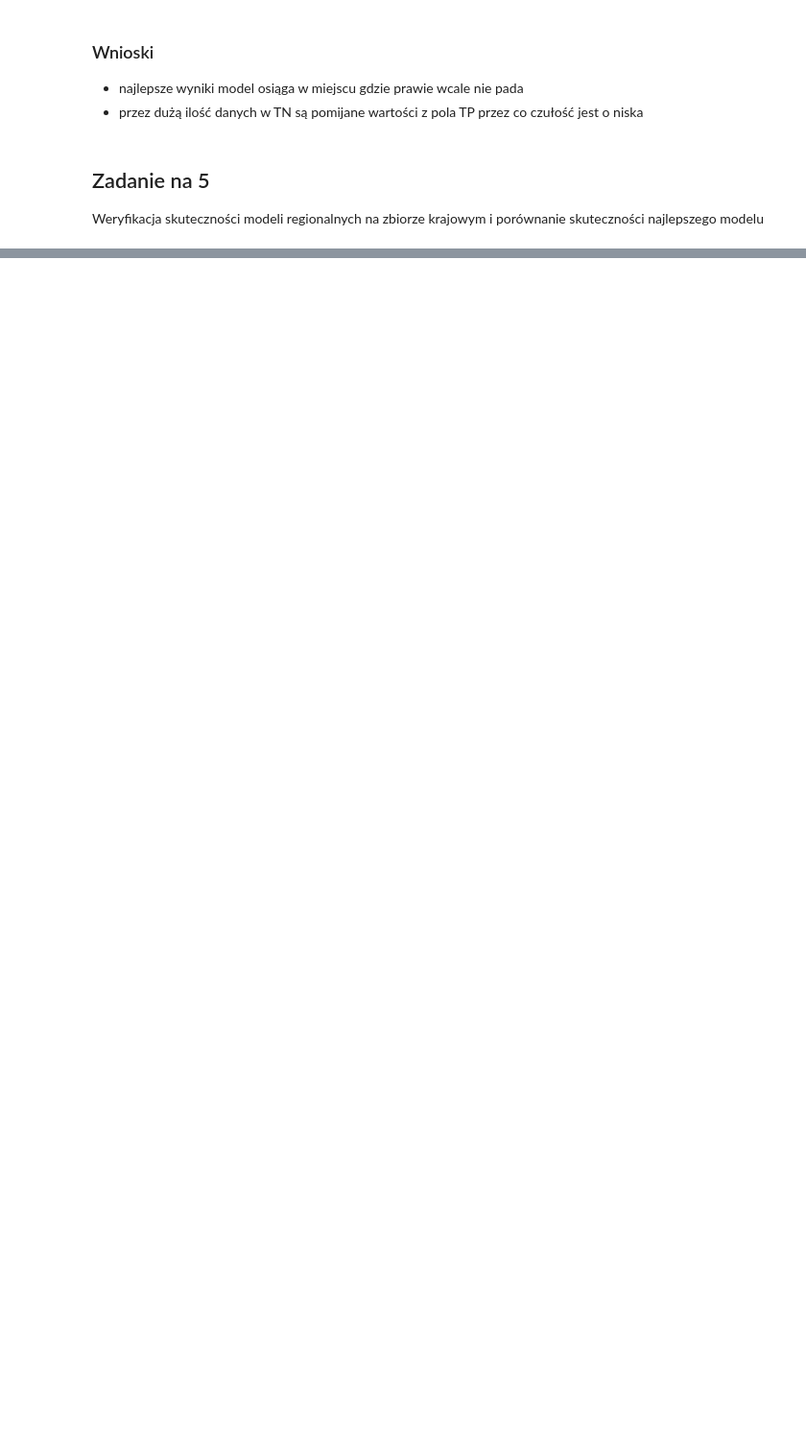
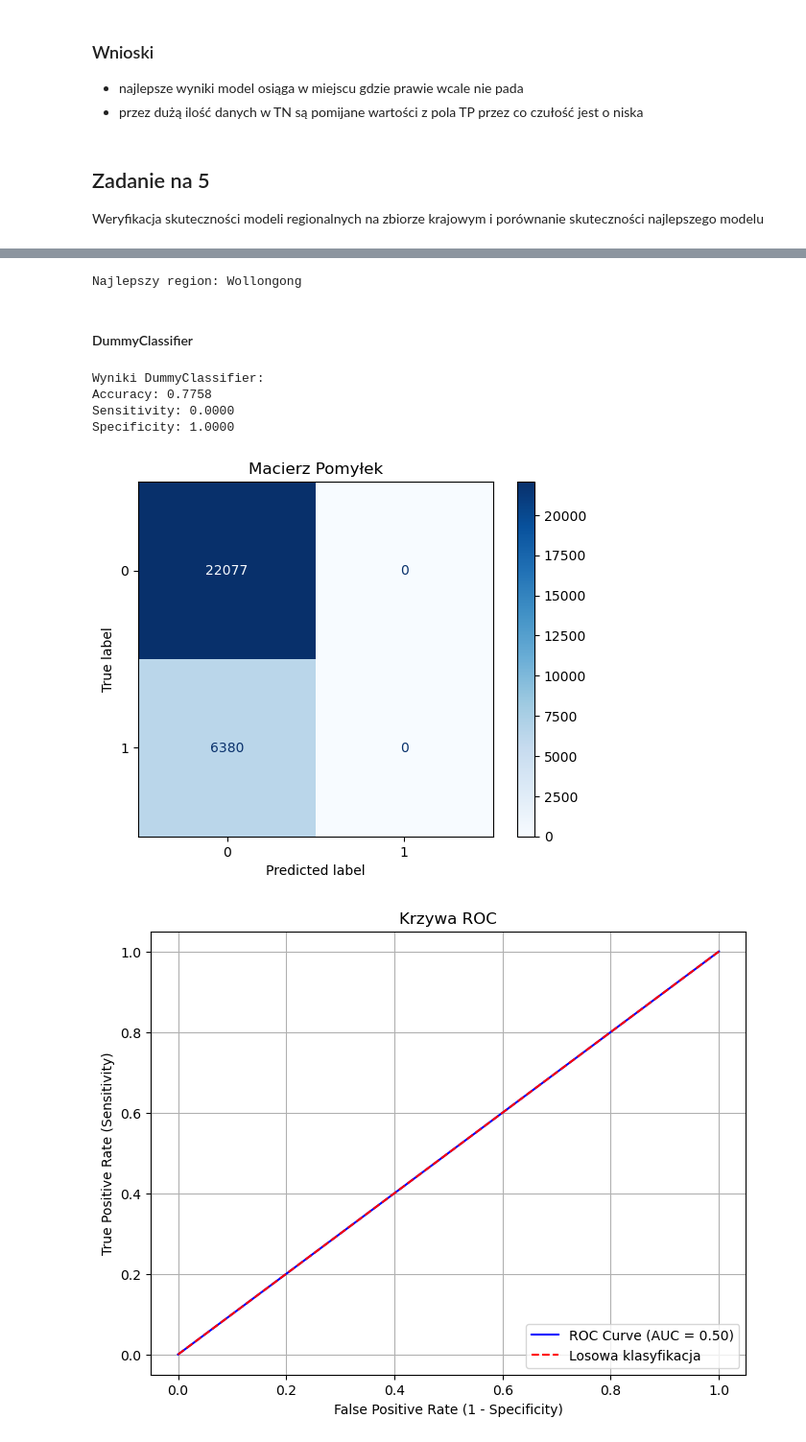
Before and after one commit to Lecrut/ai-ml_studies, a Jupyter notebook: pum/3_259199_Filip_Lecrut.ipynb, the cells around one changed output, grey strips where cells are left out. Shown at 96% size. Drawn from its saved outputs; the diff is of its cells as text; code cells hidden in the pictures; blank space fills up the shorter version.

```diff
--- a/pum/3_259199_Filip_Lecrut.ipynb
+++ b/pum/3_259199_Filip_Lecrut.ipynb
@@ -606,0 +613,21 @@ Weryfikacja skuteczności modeli regionalnych na zbiorze krajowym i porównanie
+# %%
+X_train_all = []
+X_test_all = []
+Y_train_all = []
+Y_test_all = []
+
+for region in region_data:
+    X_train_all.append(region_data[region]['X_train'].toarray() if hasattr(region_data[region]['X_train'], 'toarray') else region_data[region]['X_train'])
+    X_test_all.append(region_data[region]['X_test'].toarray() if hasattr(region_data[region]['X_test'], 'toarray') else region_data[region]['X_test'])
+    Y_train_all.append(region_data[region]['y_train'].values)
+    Y_test_all.append(region_data[region]['y_test'].values)
+
+X_train_all = np.vstack(X_train_all)
+X_test_all = np.vstack(X_test_all)
+Y_train_all = np.concatenate(Y_train_all)
+Y_test_all = np.concatenate(Y_test_all)
+
+print("X_train_all shape:", X_train_all.shape)
+print("X_test_all shape:", X_test_all.shape)
+print("Y_train_all shape:", Y_train_all.shape)
+print("Y_test_all shape:", Y_test_all.shape)
@@ -606,0 +678,33 @@ Weryfikacja skuteczności modeli regionalnych na zbiorze krajowym i porównanie
+# %%
+best_region = results_df.iloc[0]['Region']
+print("Najlepszy region:", best_region)
+# %% [output]
+Najlepszy region: Wollongong
+# %% [markdown]
+#### DummyClassifier
+# %%
+from sklearn.dummy import DummyClassifier
+
+dummy_clf = DummyClassifier(strategy="most_frequent", random_state=my_index)
+Y_train_all_numeric = pd.Series(Y_train_all).map({'Yes': 1, 'No': 0}).values
+Y_test_all_numeric = pd.Series(Y_test_all).map({'Yes': 1, 'No': 0}).values
+
+dummy_clf.fit(X_train_all, Y_train_all_numeric)
+
+y_pred_dummy = dummy_clf.predict(X_test_all)
+
+accuracy_dummy, sensitivity_dummy, specificity_dummy = calculate_metrics(Y_test_all_numeric, y_pred_dummy)
+
+print("Wyniki DummyClassifier:")
+print(f"Accuracy: {accuracy_dummy:.4f}")
+print(f"Sensitivity: {sensitivity_dummy:.4f}")
+print(f"Specificity: {specificity_dummy:.4f}")
+plot_confusion_matrix(Y_test_all_numeric, y_pred_dummy, labels=[0, 1])
+plot_roc_curve(Y_test_all_numeric, y_pred_dummy)
+# %% [output]
+Wyniki DummyClassifier:
+Accuracy: 0.7758
+Sensitivity: 0.0000
+Specificity: 1.0000
+[figure, added]
+[figure, added]
```
Also changed, not shown: parts of 17 cells of this notebook.
